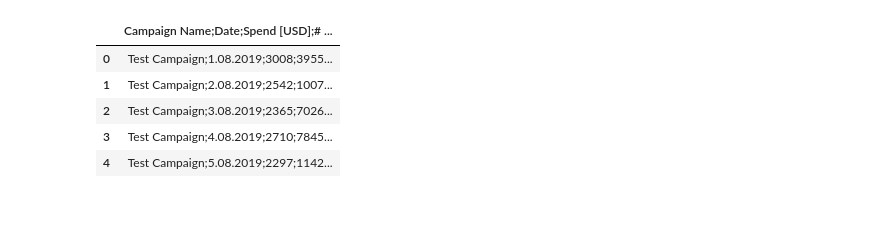
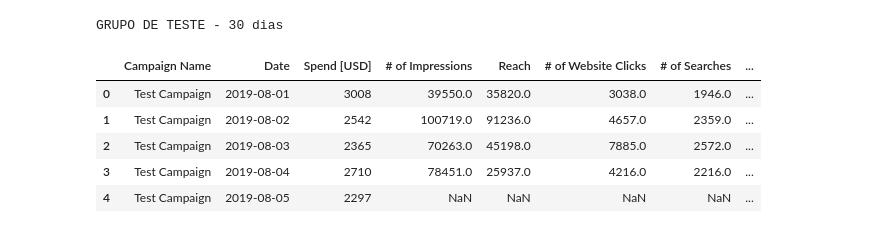
Before and after one commit to artvezz/teste_ab_projeto, a Jupyter notebook: notebooks/eda_TG.ipynb, the cells around one changed output. Cells and saved outputs as stored; diff of their text form; code cells hidden in the pictures.

```diff
--- a/notebooks/eda_TG.ipynb
+++ b/notebooks/eda_TG.ipynb
@@ -1,2 +8,4 @@
 # %%
 import pandas as pd
+
+pd.set_option("display.width", 200)
@@ -5,9 +18,18 @@ df_TG = pd.read_csv('/home/art/test_AB_projeto/data/test_group.csv')
+# %%
+# O CSV usa ';' como separador. O caminho e relativo a raiz do repo, entao
+# o notebook roda em qualquer maquina depois de abrir a pasta do projeto.
+df = pd.read_csv("../data/test_group.csv", sep=";")
+df["Date"] = pd.to_datetime(df["Date"], format="%d.%m.%Y", dayfirst=True)
+df = df.sort_values("Date").reset_index(drop=True)
+print("GRUPO DE TESTE - {} dias".format(len(df)))
+# %% [output]
+GRUPO DE TESTE - 30 dias
 # %%
-df_TG.head()
+df.head()
 # %% [output]
-|  | Campaign Name;Date;Spend [USD];# ... |
-| 0 | Test Campaign;1.08.2019;3008;3955... |
-| 1 | Test Campaign;2.08.2019;2542;1007... |
-| 2 | Test Campaign;3.08.2019;2365;7026... |
-| 3 | Test Campaign;4.08.2019;2710;7845... |
-| 4 | Test Campaign;5.08.2019;2297;1142... |
+|  | Campaign Name | Date | Spend [USD] | # of Impressions | Reach | # of Website Clicks | # of Searches | ... |
+| 0 | Test Campaign | 2019-08-01 | 3008 | 39550.0 | 35820.0 | 3038.0 | 1946.0 | ... |
+| 1 | Test Campaign | 2019-08-02 | 2542 | 100719.0 | 91236.0 | 4657.0 | 2359.0 | ... |
+| 2 | Test Campaign | 2019-08-03 | 2365 | 70263.0 | 45198.0 | 7885.0 | 2572.0 | ... |
+| 3 | Test Campaign | 2019-08-04 | 2710 | 78451.0 | 25937.0 | 4216.0 | 2216.0 | ... |
+| 4 | Test Campaign | 2019-08-05 | 2297 | NaN | NaN | NaN | NaN | ... |
```
Also changed, not shown: parts of 7 cells of this notebook, 8 other files.
